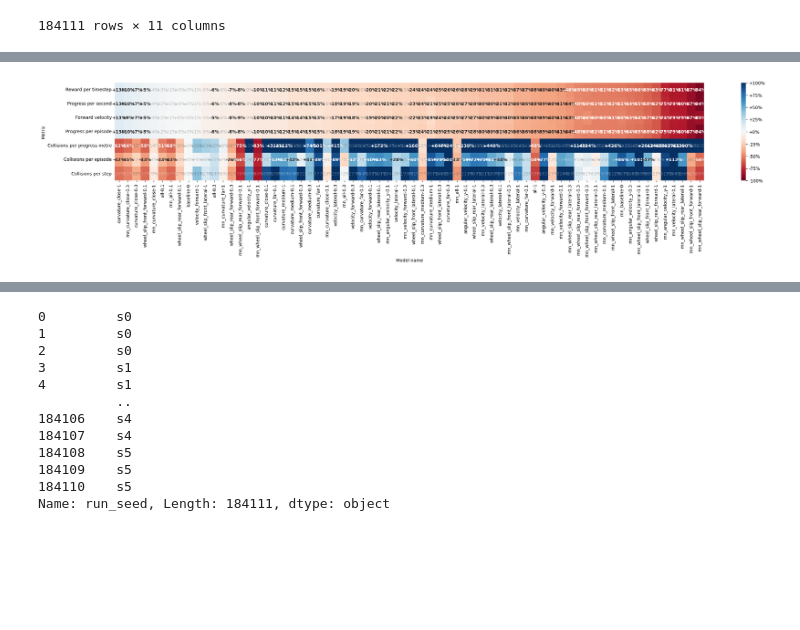
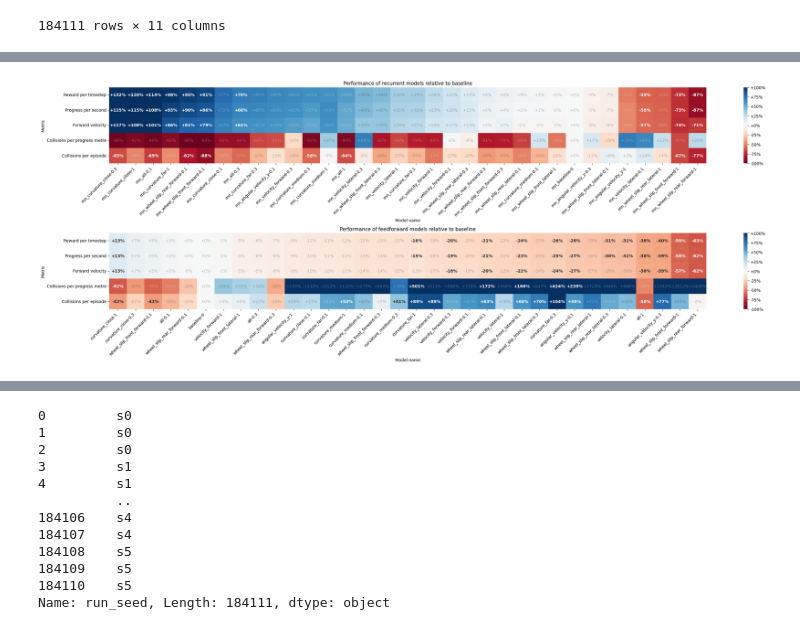
Before and after one commit to jacquesamsel/skripsie, a Jupyter notebook: view_tensorboard.ipynb, the cells around one changed output, grey strips where cells are left out. Saved outputs shown, nothing was run; the diff lists cells and outputs as text; code cells hidden in the pictures; blank space fills up the shorter version.

Commit message:
Working on results section

```diff
--- a/view_tensorboard.ipynb
+++ b/view_tensorboard.ipynb
@@ -21,10 +22,8 @@ IMPORTANT_STATS_NAMES = {
     "reward/mean": "Reward per timestep",
     "observation/progress_per_second": "Progress per second",
     "observation/forward_velocity": "Forward velocity",
-    "observation/progress_metres": "Progress per episode",
     "collision/per_progress_metres": "Collisions per progress metre",
-    "collision/per_episode": "Collisions per episode",
-    "collision/per_step": "Collisions per step",
+    "collision/per_episode": "Collisions per episode"
 }
 
 IMPORTANT_STATS = [key for key in IMPORTANT_STATS_NAMES.keys()]
@@ -158,9 +167,11 @@ plt.savefig("results/figures/auc_comparison.pdf", bbox_inches="tight")
 baseline = last_50_means.loc[last_50_means["run_category"] == "baseline", IMPORTANT_STATS]
 
 last_50_means_ttest_results = (
-    last_50_means[last_50_means["run_category"] != "baseline"]
+    last_50_means[(last_50_means["run_category"] != "baseline") & (~last_50_means["run_category"].str.startswith("rnn_"))]
     .groupby(["run_category", "aux_weight"])[IMPORTANT_STATS]
     .apply(lambda g: pd.Series(ttest_ind(g, baseline, equal_var=False).pvalue, index=IMPORTANT_STATS))
 )
 
 last_50_means_ttest_results = pd.DataFrame(false_discovery_control(last_50_means_ttest_results), columns=last_50_means_ttest_results.columns, index=last_50_means_ttest_results.index)
+# %%
+ttest_ind(last_50_means.set_index(["run_category", "aux_weight"]).loc["curvature_close"].loc["1"]["collision/per_progress_metres"], last_50_means.set_index(["run_category", "aux_weight"]).loc["baseline"].loc["0"]["collision/per_progress_metres"])
@@ -167,39 +180,75 @@ last_50_means_ttest_results = pd.DataFrame(false_discovery_control(last_50_means
 # %%
-ALPHA = 0.5
+ALPHA = 0.1
 
-to_show = last_50_means.groupby(["run_category", "aux_weight"])[IMPORTANT_STATS].mean().sort_values("reward/mean", ascending=False)
-baseline = to_show.loc["baseline"].squeeze()
 
-to_show = to_show.div(baseline, axis=1) - 1
+def create_heatmap(ax, kind: Literal["recurrent", "feedforward"]):
+    to_show = last_50_means[last_50_means["run_category"].str.startswith("rnn") if kind == "recurrent" else ~last_50_means["run_category"].str.startswith(
+        "rnn")].groupby(["run_category", "aux_weight"])[IMPORTANT_STATS].mean().sort_values("reward/mean", ascending=False)
 
-sig = (last_50_means_ttest_results < ALPHA).T.reindex(
-    index=to_show.T.index, columns=to_show.T.columns, fill_value=False
-)
+    baseline_name = "rnn_baseline" if kind == "recurrent" else "baseline"
+    baseline_mean = to_show.loc[baseline_name].squeeze()
+    baseline_runs = last_50_means.loc[last_50_means["run_category"] == baseline_name, IMPORTANT_STATS]
+    baseline = to_show.loc["rnn_baseline" if kind ==
+                           "recurrent" else "baseline"].squeeze()
 
-plt.figure(figsize=(30, 4))
+    cat = last_50_means["run_category"]
+    is_rnn = cat.str.startswith("rnn")
+    in_kind = is_rnn if kind == "recurrent" else ~is_rnn
 
-ax = sns.heatmap(
-    to_show.rename(columns=IMPORTANT_STATS_NAMES).T,
-    annot=True,
-    fmt="+.0%",
-    cmap="RdBu",
-    center=0,
-    vmax=1.0,
-    vmin=-1.0,
-    cbar_kws={"format": FuncFormatter(lambda x, _: f"{x:+.0%}")},
-)
-ax.set(xlabel="Model name", ylabel="Metric")
+    to_test = last_50_means[in_kind & (cat != baseline_name)]
 
-for t in ax.texts:
-    x, y = t.get_position()
-    if sig.iat[int(y - 0.5), int(x - 0.5)]:
-        t.set_fontweight("bold")
-    else:
-        t.set_alpha(0.3)
+    last_50_means_ttest_results = (
+        to_test
+        .groupby(["run_category", "aux_weight"])[IMPORTANT_STATS]
+        .apply(lambda g: pd.Series(ttest_ind(g, baseline_runs, equal_var=False).pvalue, index=IMPORTANT_STATS))  # CHANGED: baseline -> baseline_runs
+    )
+
+    if last_50_means_ttest_results.isnull().values.any():
+        raise ValueError("NaN values found in t-test results. Please check the input data for missing values.")
+    # last_50_means_ttest_results = pd.DataFrame(
+    #     false_discovery_control(last_50_means_ttest_results.to_numpy().ravel()).reshape(last_50_means_ttest_results.shape),
+    #     columns=last_50_means_ttest_results.columns, index=last_50_means_ttest_results.index)
+
+    to_show = to_show.div(baseline, axis=1) - 1
+
+    sig = (last_50_means_ttest_results < ALPHA).T.reindex(
+        index=to_show.T.index, columns=to_show.T.columns, fill_value=False
+    )
+
+    ax = sns.heatmap(
+        to_show.rename(columns=IMPORTANT_STATS_NAMES).T,
+        annot=True,
+        fmt="+.0%",
+        cmap="RdBu",
+        center=0,
+        vmax=1.0,
+        vmin=-1.0,
+        cbar_kws={"format": FuncFormatter(lambda x, _: f"{x:+.0%}")},
+        ax=ax
+    )
+
+    ax.set_xticklabels(ax.get_xticklabels(), rotation=45, ha="right")
+    ax.set(xlabel="Model name", ylabel="Metric",
+           title="Performance of " + kind + " models relative to baseline")
+    # ax.xticks(rotation=45)
+
+    for t in ax.texts:
+        x, y = t.get_position()
+        if sig.iat[int(y - 0.5), int(x - 0.5)]:
+            t.set_fontweight("bold")
+        else:
+            t.set_alpha(0.3)
+
+
+fig, axs = plt.subplots(2, 1, figsize=(30, 12))
+fig.tight_layout(pad=15.0)
+
+create_heatmap(axs[0], "recurrent")
+create_heatmap(axs[1], "feedforward")
 
 plt.savefig("results/figures/last_50_means_heatmap.pdf", bbox_inches="tight")
 # %% [output]
-[figure, old version]
+[figure, new version]
 # %%
 last_50_means.groupby(["run_category", "aux_weight"])[IMPORTANT_STATS].agg(["mean", "std"]).loc["rnn_baseline"]
 # %% [output]
```
Also changed, not shown: parts of 5 cells of this notebook, 11 other files.
